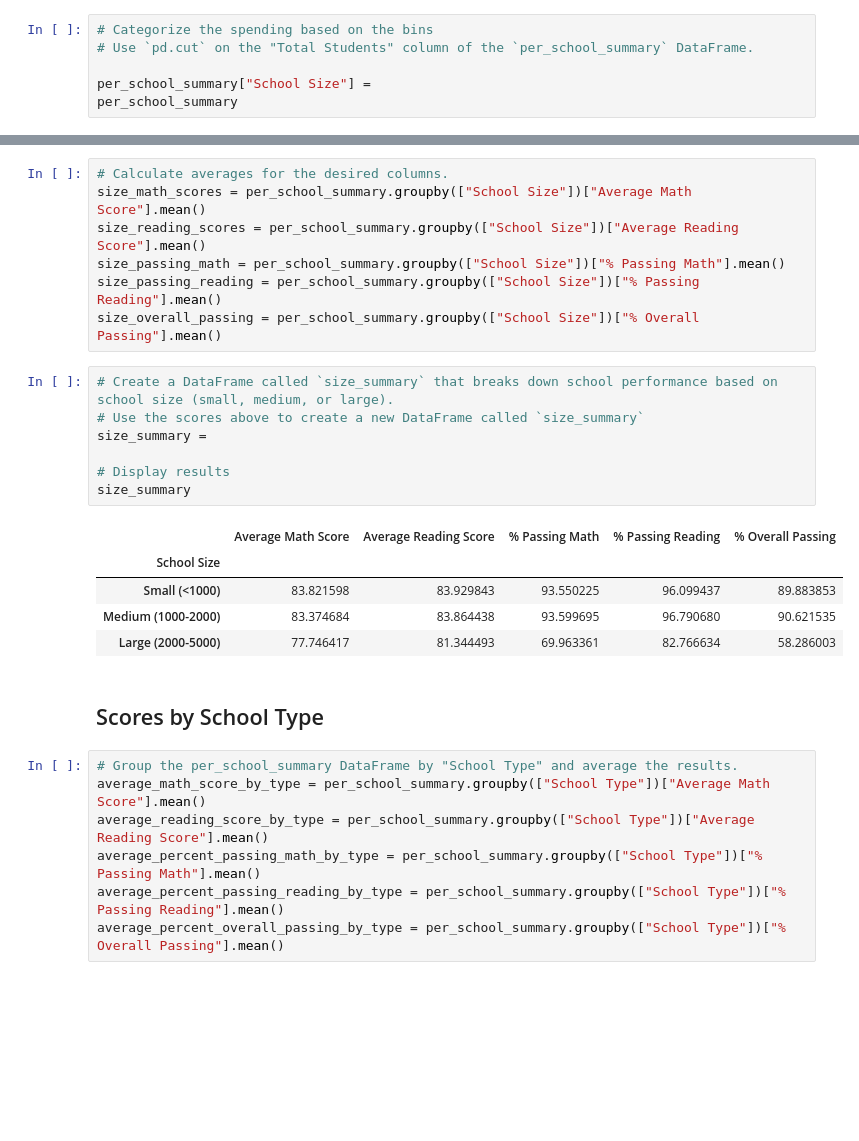
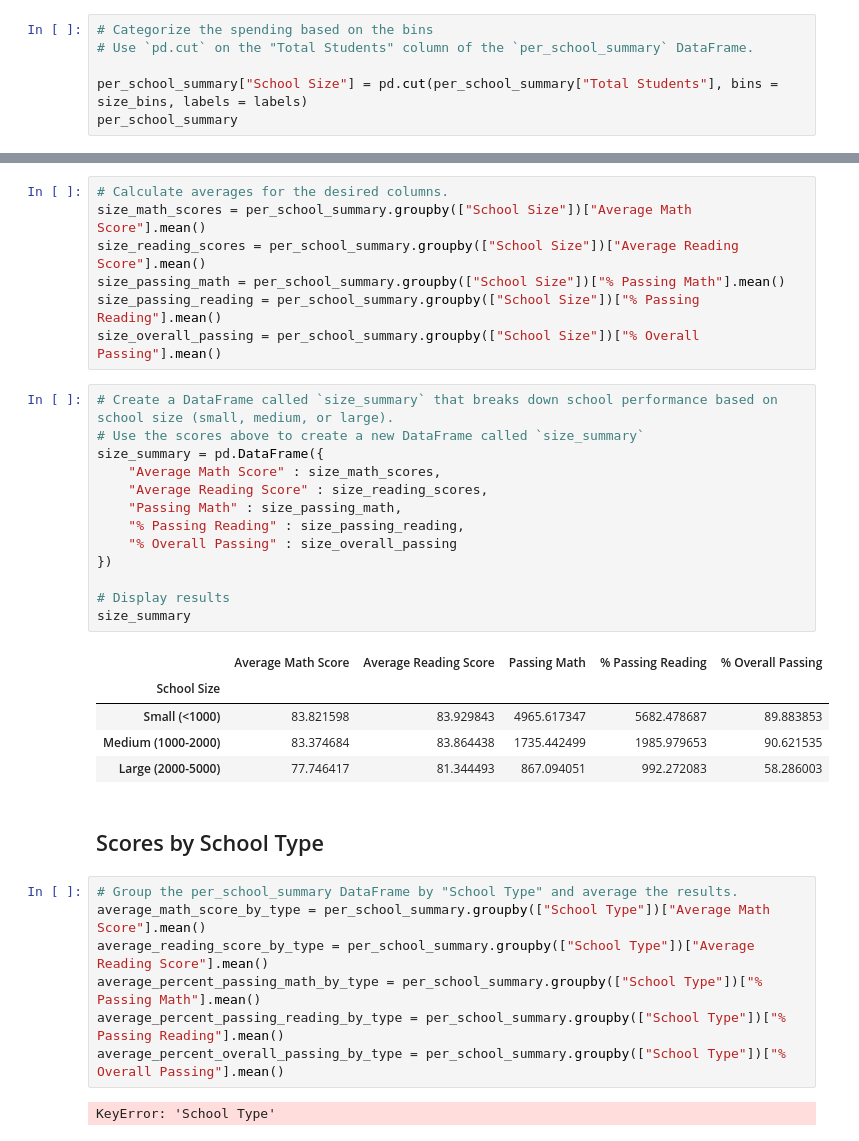
Before and after one commit to juliayemin/pandas-challenge, a Jupyter notebook: PyCitySchools/PyCitySchools_starter.ipynb, the cells around one changed output, grey strips where cells are left out. Cells and saved outputs as stored; diff of their text form; blank space fills up the shorter version.

```diff
--- a/PyCitySchools/PyCitySchools_starter.ipynb
+++ b/PyCitySchools/PyCitySchools_starter.ipynb
@@ -530,6 +511,6 @@ labels = ["Small (<1000)", "Medium (1000-2000)", "Large (2000-5000)"]
 # Categorize the spending based on the bins
 # Use `pd.cut` on the "Total Students" column of the `per_school_summary` DataFrame.
 
-per_school_summary["School Size"] =
+per_school_summary["School Size"] = pd.cut(per_school_summary["Total Students"], bins = size_bins, labels = labels)
 per_school_summary
 # %% [output]
@@ -559,16 +541,22 @@ size_overall_passing = per_school_summary.groupby(["School Size"])["% Overall Pa
 # %%
 # Create a DataFrame called `size_summary` that breaks down school performance based on school size (small, medium, or large).
 # Use the scores above to create a new DataFrame called `size_summary`
-size_summary =
+size_summary = pd.DataFrame({
+    "Average Math Score" : size_math_scores,
+    "Average Reading Score" : size_reading_scores,
+    "Passing Math" : size_passing_math,
+    "% Passing Reading" : size_passing_reading,
+    "% Overall Passing" : size_overall_passing
+})
 
 # Display results
 size_summary
 # %% [output]
-|  | Average Math Score | Average Reading Score | % Passing Math | % Passing Reading | % Overall Passing |
+|  | Average Math Score | Average Reading Score | Passing Math | % Passing Reading | % Overall Passing |
 | School Size |  |  |  |  |  |
-| Small (<1000) | 83.821598 | 83.929843 | 93.550225 | 96.099437 | 89.883853 |
-| Medium (1000-2000) | 83.374684 | 83.864438 | 93.599695 | 96.790680 | 90.621535 |
-| Large (2000-5000) | 77.746417 | 81.344493 | 69.963361 | 82.766634 | 58.286003 |
+| Small (<1000) | 83.821598 | 83.929843 | 4965.617347 | 5682.478687 | 89.883853 |
+| Medium (1000-2000) | 83.374684 | 83.864438 | 1735.442499 | 1985.979653 | 90.621535 |
+| Large (2000-5000) | 77.746417 | 81.344493 | 867.094051 | 992.272083 | 58.286003 |
 # %% [markdown]
 ## Scores by School Type
 # %%
@@ -578,5 +566,7 @@ average_reading_score_by_type = per_school_summary.groupby(["School Type"])["Ave
 average_percent_passing_math_by_type = per_school_summary.groupby(["School Type"])["% Passing Math"].mean()
 average_percent_passing_reading_by_type = per_school_summary.groupby(["School Type"])["% Passing Reading"].mean()
 average_percent_overall_passing_by_type = per_school_summary.groupby(["School Type"])["% Overall Passing"].mean()
+# %% [output]
+KeyError: 'School Type'
 # %%
 # Assemble the new data by type into a DataFrame called `type_summary`
```
Also changed, not shown: parts of 16 cells of this notebook.
